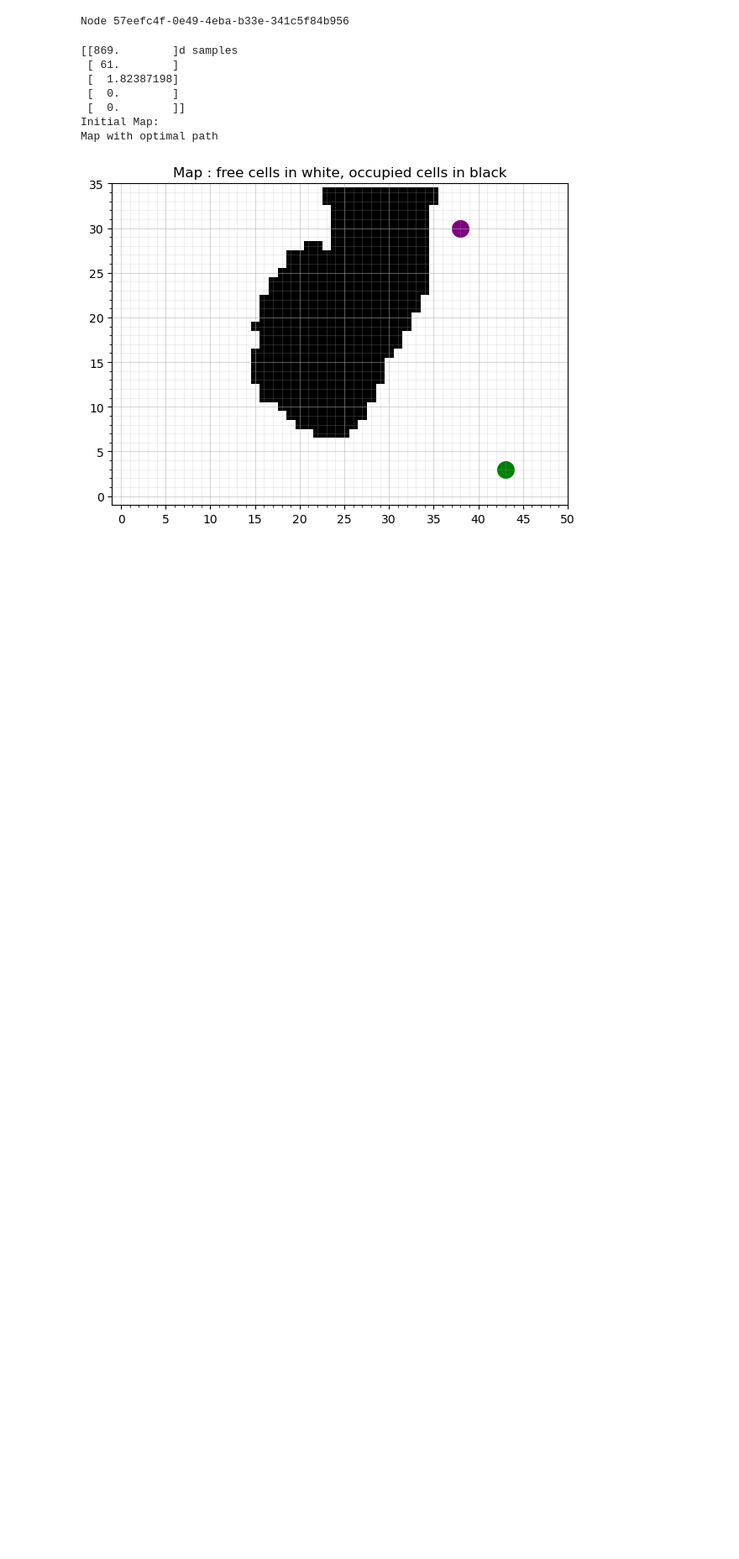
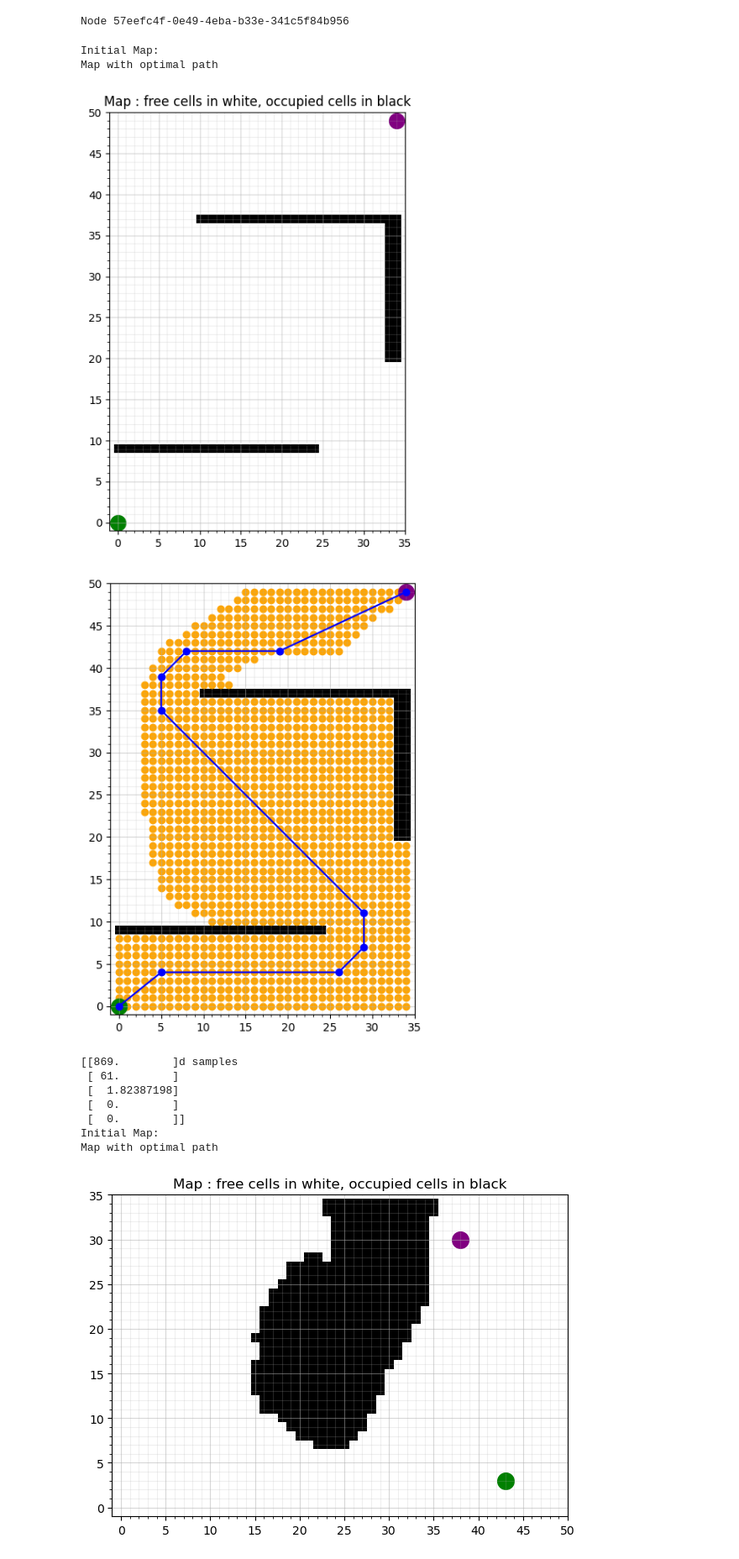
Before and after one commit to einsetumadur/MobileRoboticsG16, a Jupyter notebook: Main_julien.ipynb, the cells around one changed output. Shown at 84% size. Cells and saved outputs as stored; diff of their text form; code cells hidden in the pictures; blank space fills up the shorter version.

Commit message:
new global path

```diff
--- a/Main_julien.ipynb
+++ b/Main_julien.ipynb
@@ -22,6 +22,25 @@ node = await client.wait_for_node() #_ = protected #__ = private = shouldn't acc
 await node.lock()
 # %% [output]
 Node 57eefc4f-0e49-4eba-b33e-341c5f84b956
+# %%
+start =(0,0)
+goal = (34,49)
+
+data = np.zeros((35, 50))
+
+occupancy_grid = data.copy()
+occupancy_grid[0:25, 40]=1
+occupancy_grid[33:35, 12:30]=1
+occupancy_grid[10:33, 12]=1
+
+
+
+path = gb.global_final(occupancy_grid, start, goal, "8N", True)
+# %% [output]
+Initial Map:
+Map with optimal path
+[figure, added]
+[figure, added]
 # %%
 await th.stop_motor(node)
 # %%
```
Also changed, not shown: 1 other file.
